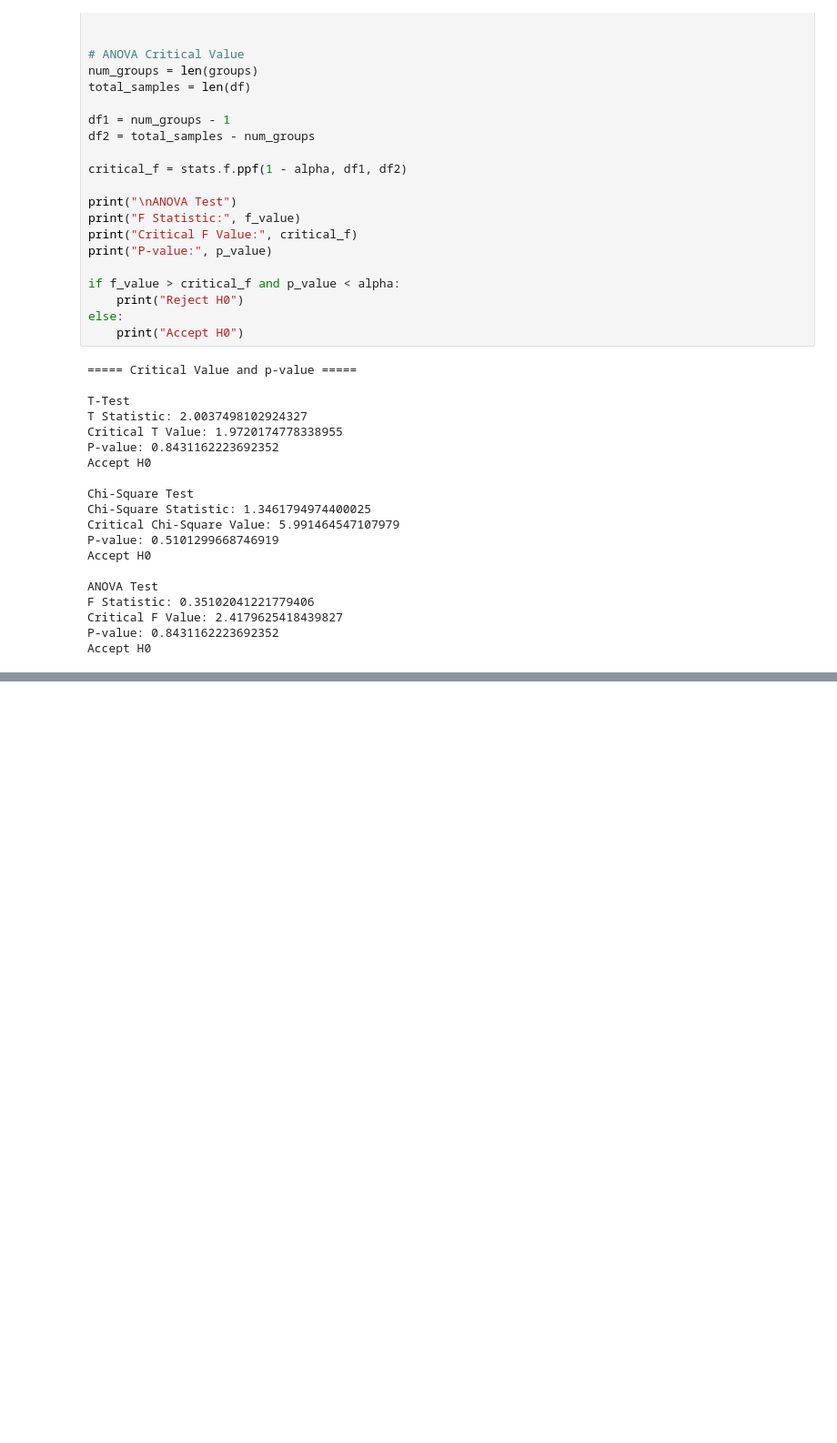
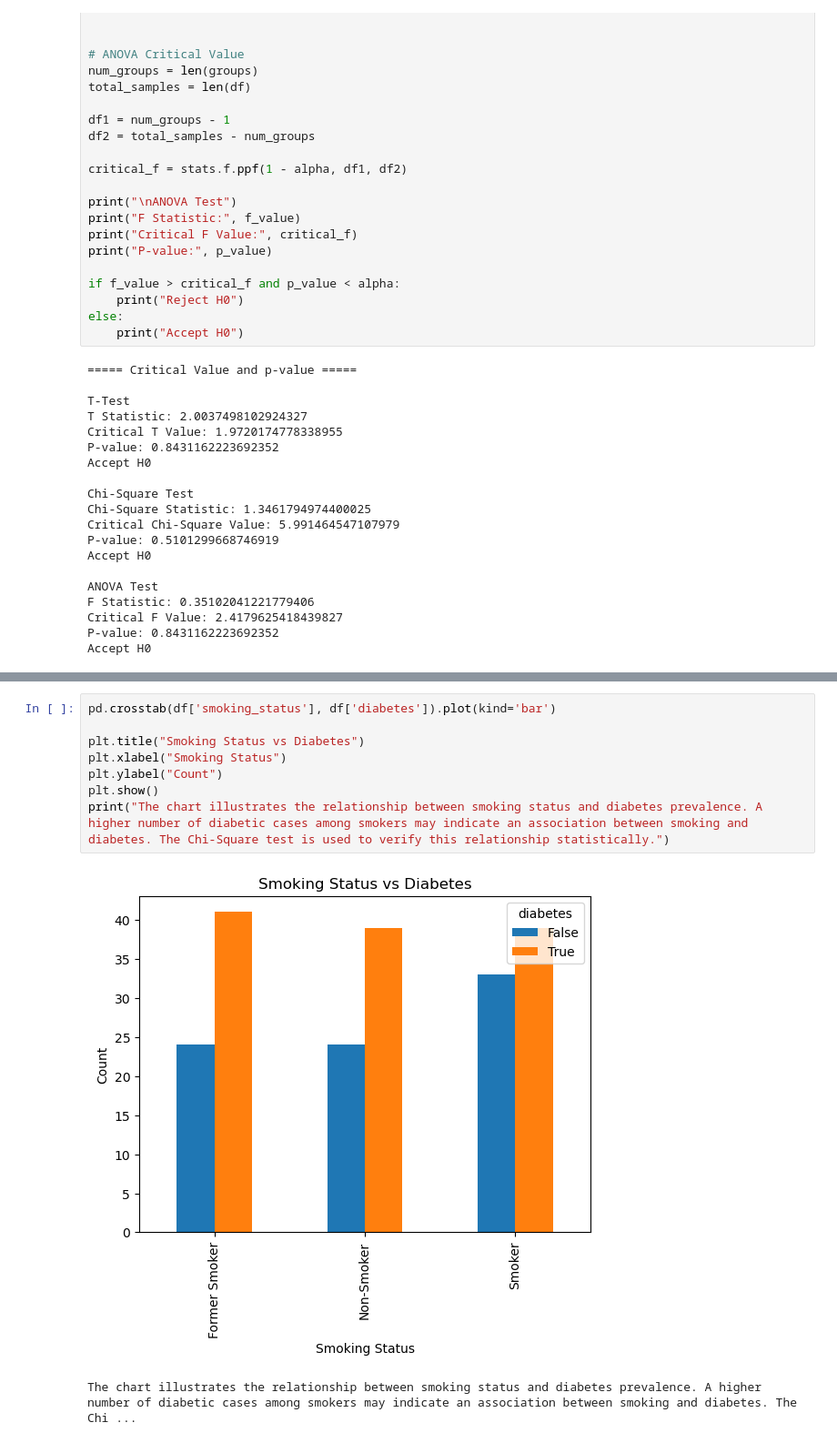
Before and after one commit to priyansh0712/RW, a Jupyter notebook: Maths/PR_2/pr_2.ipynb, the cells around one changed output, grey strips where cells are left out. Shown at 91% size. Drawn from its saved outputs; the diff is of its cells as text; blank space fills up the shorter version.

```diff
--- a/Maths/PR_2/pr_2.ipynb
+++ b/Maths/PR_2/pr_2.ipynb
@@ -260,0 +288,11 @@ Accept H0
+# %%
+pd.crosstab(df['smoking_status'], df['diabetes']).plot(kind='bar')
+
+plt.title("Smoking Status vs Diabetes")
+plt.xlabel("Smoking Status")
+plt.ylabel("Count")
+plt.show()
+print("The chart illustrates the relationship between smoking status and diabetes prevalence. A higher number of diabetic cases among smokers may indicate an association between smoking and diabetes. The Chi-Square test is used to verify this relationship statistically.")
+# %% [output]
+[figure, added]
+The chart illustrates the relationship between smoking status and diabetes prevalence. A higher number of diabetic cases among smokers may indicate an association between smoking and diabetes. The Chi ...
```
Also changed, not shown: parts of 6 cells of this notebook, 6 other files.
